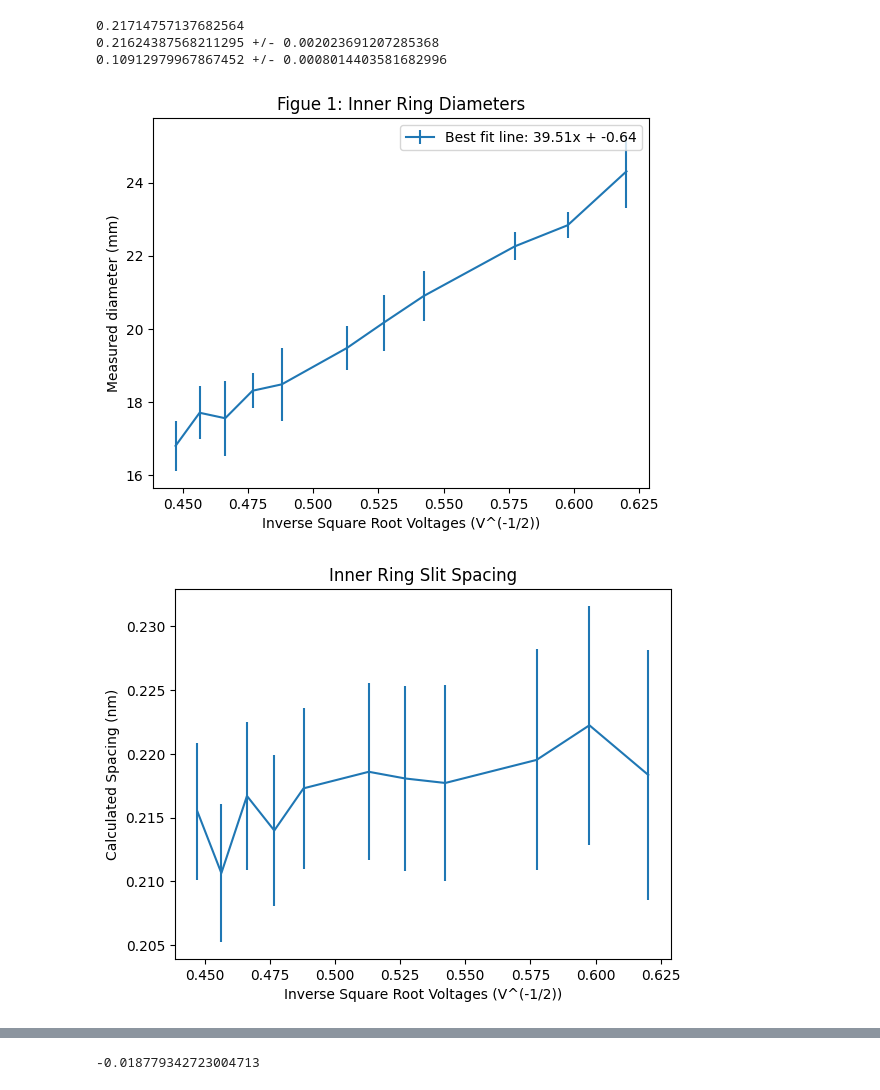
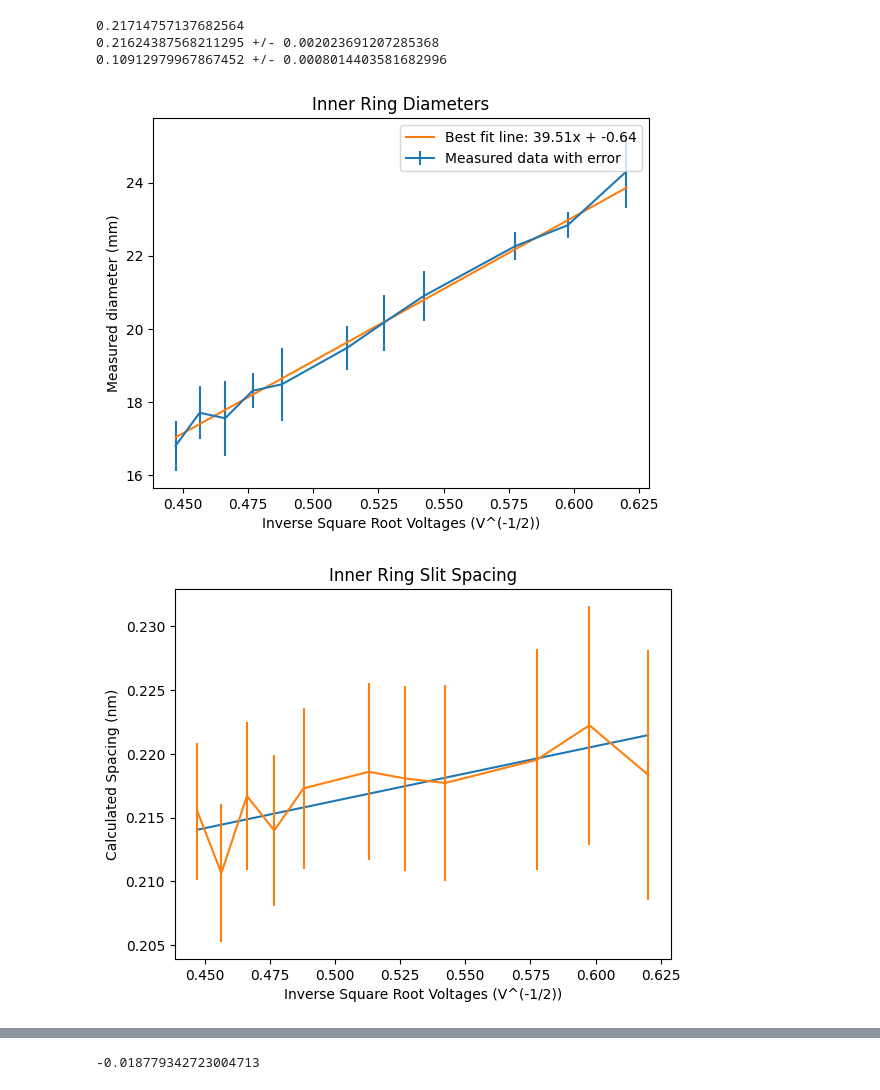
Before and after one commit to El-Robot/python, a Jupyter notebook: jr_lab/lab_notes2.ipynb, the cells around one changed output, grey strips where cells are left out. Cells and saved outputs as stored; diff of their text form; code cells hidden in the pictures.

```diff
--- a/jr_lab/lab_notes2.ipynb
+++ b/jr_lab/lab_notes2.ipynb
@@ -274,50 +274,50 @@ sq_v = np.array([1/np.sqrt(v) for v in voltages])
 a1 = (sq_v, ins, ins_unc)
 plt.errorbar(*a1)
 f1, m, b = fit_line(*a1, mb=True)
-# plt.plot(sq_v, f1(sq_v))
+plt.plot(sq_v, f1(sq_v))
 plt.xlabel("Inverse Square Root Voltages (V^(-1/2))")
 plt.ylabel("Measured diameter (mm)")
-plt.title("Figue 1: Inner Ring Diameters")
+plt.title("Inner Ring Diameters")
 plt.legend([f"Best fit line: {m:.2f}x + {b:.2f}", "Measured data with error"])
 plt.show()
 
 a2 = (sq_v, spacings_in, d_in_uncs)
 f2 = fit_line(*a2)
-# plt.plot(sq_v, f2(sq_v))
+plt.plot(sq_v, f2(sq_v))
 plt.errorbar(*a2)
 plt.xlabel("Inverse Square Root Voltages (V^(-1/2))")
 plt.ylabel("Calculated Spacing (nm)")
 plt.title("Inner Ring Slit Spacing")
 plt.show()
 
 a5 = (sq_v, mids, mids_unc)
 plt.errorbar(*a5)
 f5, m, b = fit_line(*a5, mb=True)
-# plt.plot(sq_v, f5(sq_v))
+plt.plot(sq_v, f5(sq_v))
 plt.xlabel("Inverse Square Root Voltages (V^(-1/2))")
 plt.ylabel("Measured diameter (mm)")
-plt.title("Figure 2: Middle Ring Diameters")
+plt.title("Middle Ring Diameters")
 plt.legend([f"Best fit line: {m:.2f}x + {b:.2f}", "Measured data with error"])
 plt.show()
 
 a3 = (sq_v, outs, outs_unc)
 plt.errorbar(*a3)
 f3, m, b = fit_line(*a3, mb=True)
-# plt.plot(sq_v, f3(sq_v))
+plt.plot(sq_v, f3(sq_v))
 plt.xlabel("Inverse Square Root Voltages (V^(-1/2))")
 plt.ylabel("Measured diameter (mm)")
-plt.title("Figure 3: Outer Ring Diameters")
+plt.title("Outer Ring Diameters")
 plt.legend([f"Best fit line: {m:.2f}x + {b:.2f}", "Measured data with error"])
 plt.show()
 
 a4 = (sq_v, spacings_out, d_out_uncs)
 plt.errorbar(*a4)
 f4 = fit_line(*a4)
 # plt.plot(sq_v, f4(sq_v))
 plt.xlabel("Inverse Square Root Voltages (V^(-1/2))")
 plt.ylabel("Calculated Spacing (nm)")
 plt.title("Outer Ring Slit Spacing")
 plt.show()
 # %% [output]
-[figure, old version]
+[figure, new version]
-[figure, old version]
+[figure, new version]
```
Also changed, not shown: parts of 2 cells of this notebook, 36 other files.
